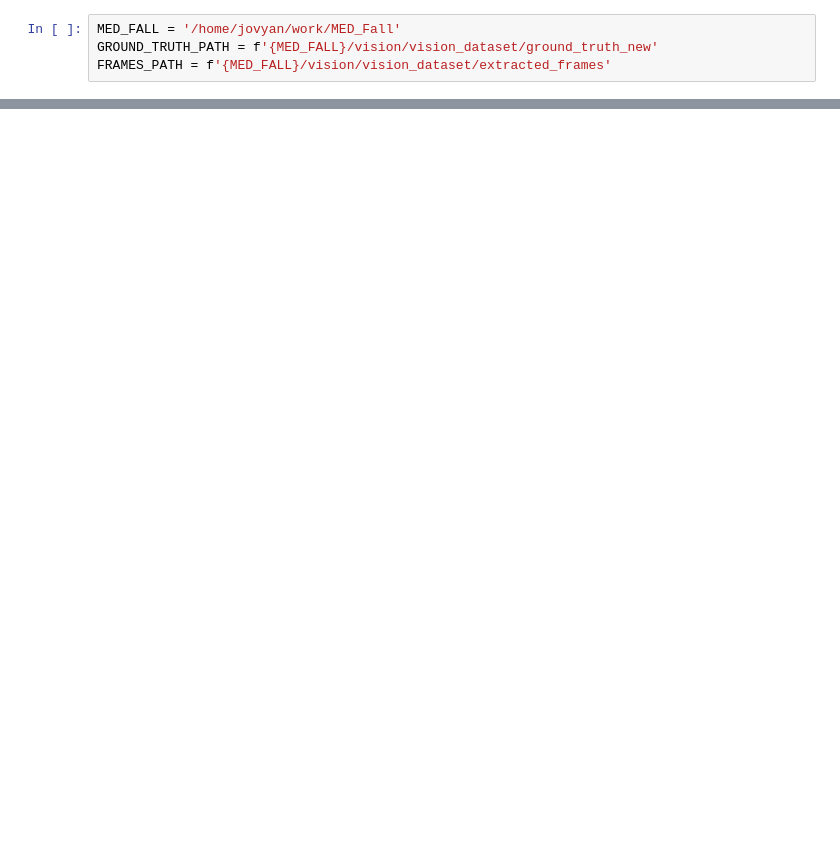
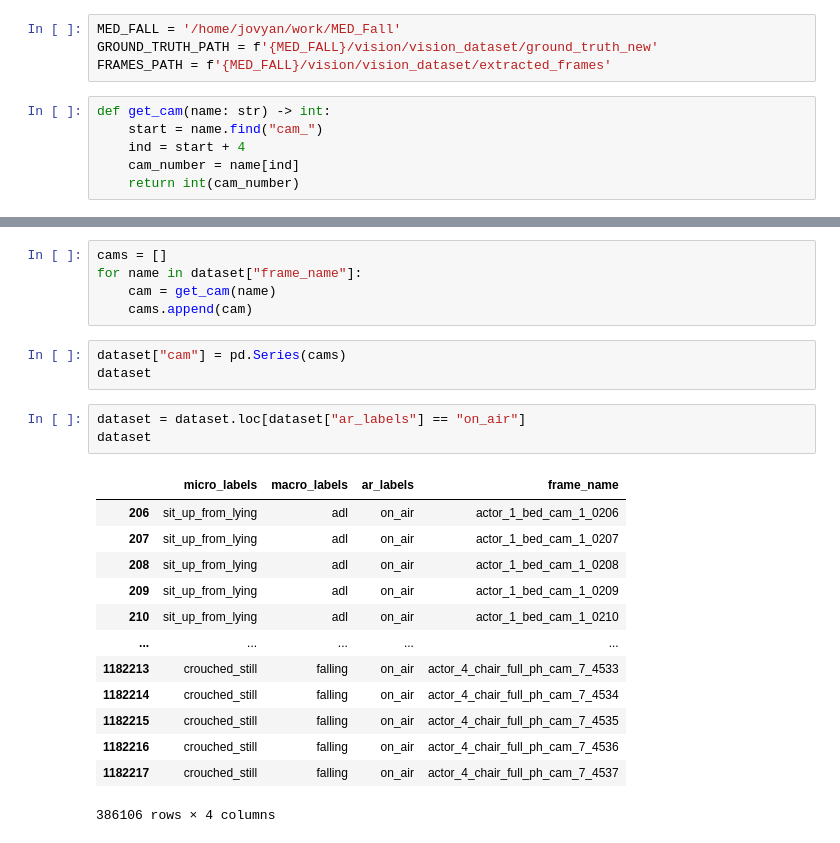
Before and after one commit to Andrea-Apicella/MED_Fall, a Jupyter notebook: vision/3D CNN.ipynb, the cells around one changed output, grey strips where cells are left out. Saved outputs shown, nothing was run; the diff lists cells and outputs as text; blank space fills up the shorter version.

```diff
--- a/vision/3D CNN.ipynb
+++ b/vision/3D CNN.ipynb
@@ -19,6 +17,12 @@ from random import randrange
 MED_FALL = '/home/jovyan/work/MED_Fall'
 GROUND_TRUTH_PATH = f'{MED_FALL}/vision/vision_dataset/ground_truth_new'
 FRAMES_PATH = f'{MED_FALL}/vision/vision_dataset/extracted_frames'
+# %%
+def get_cam(name: str) -> int:
+    start = name.find("cam_")
+    ind = start + 4
+    cam_number = name[ind]
+    return int(cam_number)
 # %%
 dfs = []
 for file in lsdir(GROUND_TRUTH_PATH):
@@ -28,0 +48,25 @@ dataset = dataset.iloc[:, 2:]
+# %%
+cams = []
+for name in dataset["frame_name"]:
+    cam = get_cam(name)
+    cams.append(cam)
+# %%
+dataset["cam"] = pd.Series(cams)
+dataset
+# %%
+dataset = dataset.loc[dataset["ar_labels"] == "on_air"]
+dataset
+# %% [output]
+|  | micro_labels | macro_labels | ar_labels | frame_name |
+| 206 | sit_up_from_lying | adl | on_air | actor_1_bed_cam_1_0206 |
+| 207 | sit_up_from_lying | adl | on_air | actor_1_bed_cam_1_0207 |
+| 208 | sit_up_from_lying | adl | on_air | actor_1_bed_cam_1_0208 |
+| 209 | sit_up_from_lying | adl | on_air | actor_1_bed_cam_1_0209 |
+| 210 | sit_up_from_lying | adl | on_air | actor_1_bed_cam_1_0210 |
+| ... | ... | ... | ... | ... |
+| 1182213 | crouched_still | falling | on_air | actor_4_chair_full_ph_cam_7_4533 |
+| 1182214 | crouched_still | falling | on_air | actor_4_chair_full_ph_cam_7_4534 |
+| 1182215 | crouched_still | falling | on_air | actor_4_chair_full_ph_cam_7_4535 |
+| 1182216 | crouched_still | falling | on_air | actor_4_chair_full_ph_cam_7_4536 |
+| 1182217 | crouched_still | falling | on_air | actor_4_chair_full_ph_cam_7_4537 |
+386106 rows × 4 columns
```
Also changed, not shown: parts of 30 cells of this notebook, 4 other files.
